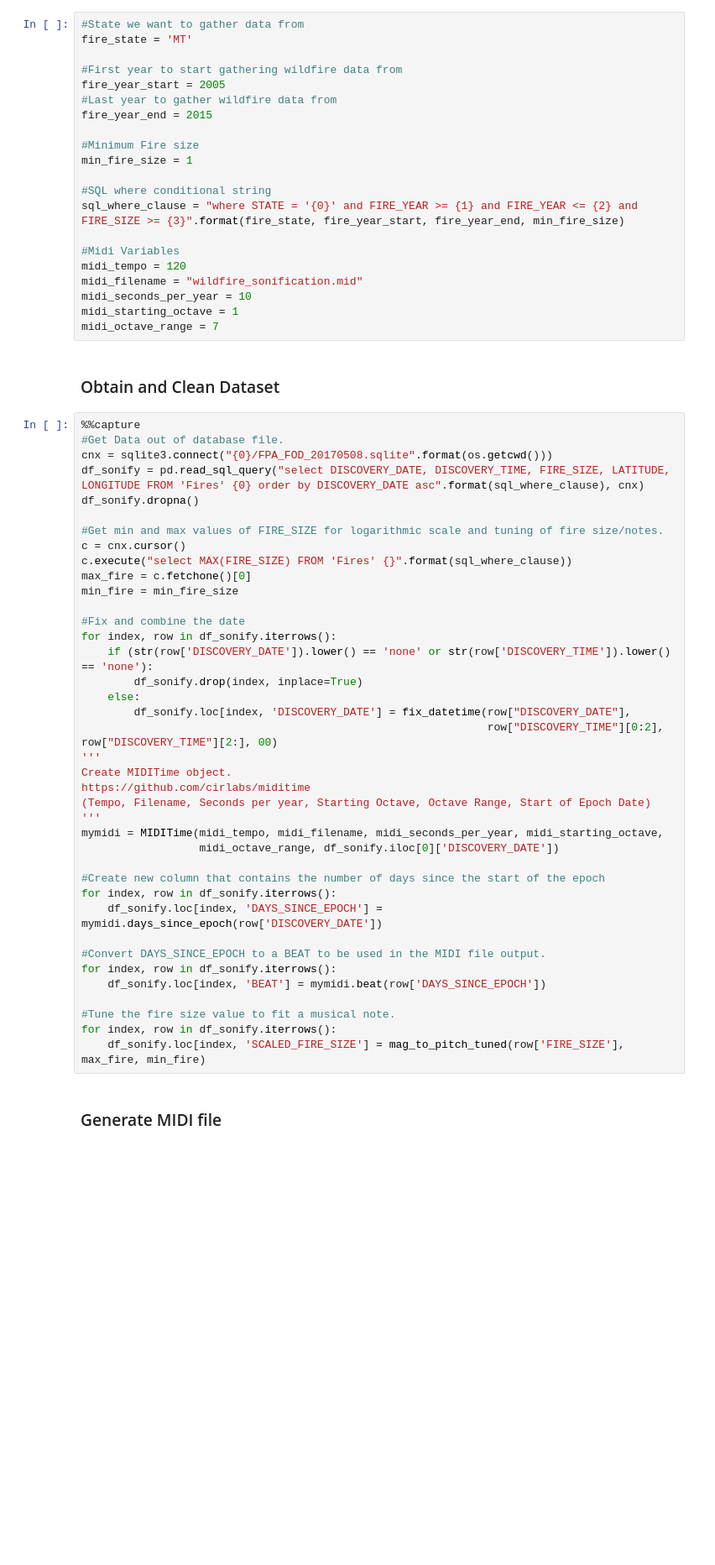
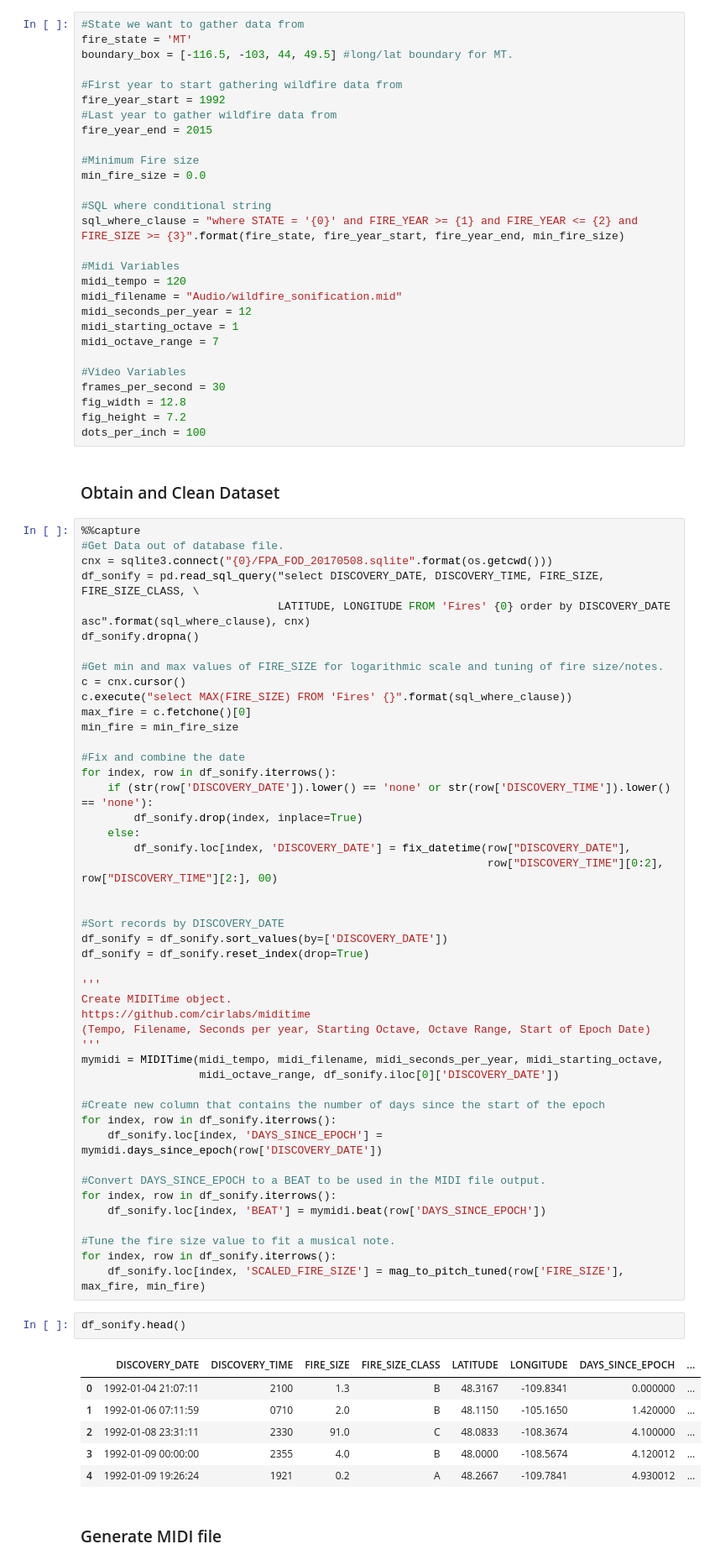
Before and after one commit to jjgarrett0/Wildfire, a Jupyter notebook: WildfireSonification_Final.ipynb, the cells around one changed output. Shown: that part at 84% size. Saved outputs shown, nothing was run; the diff lists cells and outputs as text; blank space fills up the shorter version.

```diff
--- a/WildfireSonification_Final.ipynb
+++ b/WildfireSonification_Final.ipynb
@@ -75,31 +92,39 @@ Data Sonification Inspiration:
 # %%
 #State we want to gather data from
 fire_state = 'MT'
+boundary_box = [-116.5, -103, 44, 49.5] #long/lat boundary for MT.
 
 #First year to start gathering wildfire data from
-fire_year_start = 2005
+fire_year_start = 1992
 #Last year to gather wildfire data from
 fire_year_end = 2015
 
 #Minimum Fire size
-min_fire_size = 1
+min_fire_size = 0.0
 
 #SQL where conditional string
 sql_where_clause = "where STATE = '{0}' and FIRE_YEAR >= {1} and FIRE_YEAR <= {2} and FIRE_SIZE >= {3}".format(fire_state, fire_year_start, fire_year_end, min_fire_size)
 
 #Midi Variables
 midi_tempo = 120
-midi_filename = "wildfire_sonification.mid"
-midi_seconds_per_year = 10
+midi_filename = "Audio/wildfire_sonification.mid"
+midi_seconds_per_year = 12
 midi_starting_octave = 1
 midi_octave_range = 7
+
+#Video Variables
+frames_per_second = 30
+fig_width = 12.8
+fig_height = 7.2
+dots_per_inch = 100
 # %% [markdown]
 ### Obtain and Clean Dataset
 # %%
 %%capture
 #Get Data out of database file.
 cnx = sqlite3.connect("{0}/FPA_FOD_20170508.sqlite".format(os.getcwd()))
-df_sonify = pd.read_sql_query("select DISCOVERY_DATE, DISCOVERY_TIME, FIRE_SIZE, LATITUDE, LONGITUDE FROM 'Fires' {0} order by DISCOVERY_DATE asc".format(sql_where_clause), cnx)
+df_sonify = pd.read_sql_query("select DISCOVERY_DATE, DISCOVERY_TIME, FIRE_SIZE, FIRE_SIZE_CLASS, \
+                              LATITUDE, LONGITUDE FROM 'Fires' {0} order by DISCOVERY_DATE asc".format(sql_where_clause), cnx)
 df_sonify.dropna()
 
 #Get min and max values of FIRE_SIZE for logarithmic scale and tuning of fire size/notes.
@@ -115,6 +140,12 @@ for index, row in df_sonify.iterrows():
     else:
         df_sonify.loc[index, 'DISCOVERY_DATE'] = fix_datetime(row["DISCOVERY_DATE"],
                                                               row["DISCOVERY_TIME"][0:2], row["DISCOVERY_TIME"][2:], 00)
+
+
+#Sort records by DISCOVERY_DATE
+df_sonify = df_sonify.sort_values(by=['DISCOVERY_DATE'])
+df_sonify = df_sonify.reset_index(drop=True)
+
 '''
 Create MIDITime object.
 https://github.com/cirlabs/miditime
@@ -134,6 +165,15 @@ for index, row in df_sonify.iterrows():
 #Tune the fire size value to fit a musical note.
 for index, row in df_sonify.iterrows():
     df_sonify.loc[index, 'SCALED_FIRE_SIZE'] = mag_to_pitch_tuned(row['FIRE_SIZE'], max_fire, min_fire)
+# %%
+df_sonify.head()
+# %% [output]
+|  | DISCOVERY_DATE | DISCOVERY_TIME | FIRE_SIZE | FIRE_SIZE_CLASS | LATITUDE | LONGITUDE | DAYS_SINCE_EPOCH | ... |
+| 0 | 1992-01-04 21:07:11 | 2100 | 1.3 | B | 48.3167 | -109.8341 | 0.000000 | ... |
+| 1 | 1992-01-06 07:11:59 | 0710 | 2.0 | B | 48.1150 | -105.1650 | 1.420000 | ... |
+| 2 | 1992-01-08 23:31:11 | 2330 | 91.0 | C | 48.0833 | -108.3674 | 4.100000 | ... |
+| 3 | 1992-01-09 00:00:00 | 2355 | 4.0 | B | 48.0000 | -108.5674 | 4.120012 | ... |
+| 4 | 1992-01-09 19:26:24 | 1921 | 0.2 | A | 48.2667 | -109.7841 | 4.930012 | ... |
 # %% [markdown]
 ### Generate MIDI file
 # %%
```
Also changed, not shown: parts of 13 cells of this notebook.
